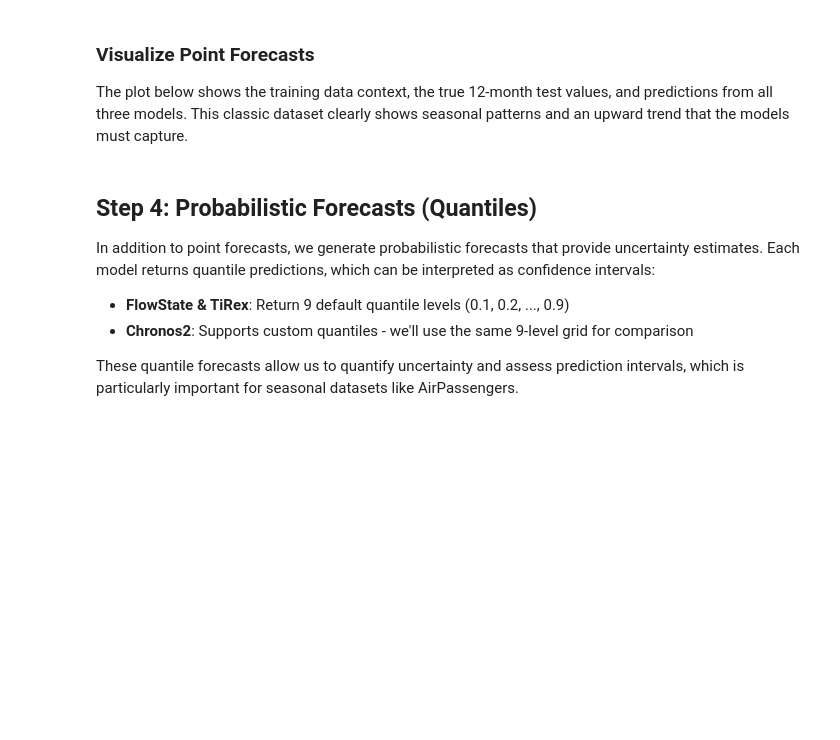
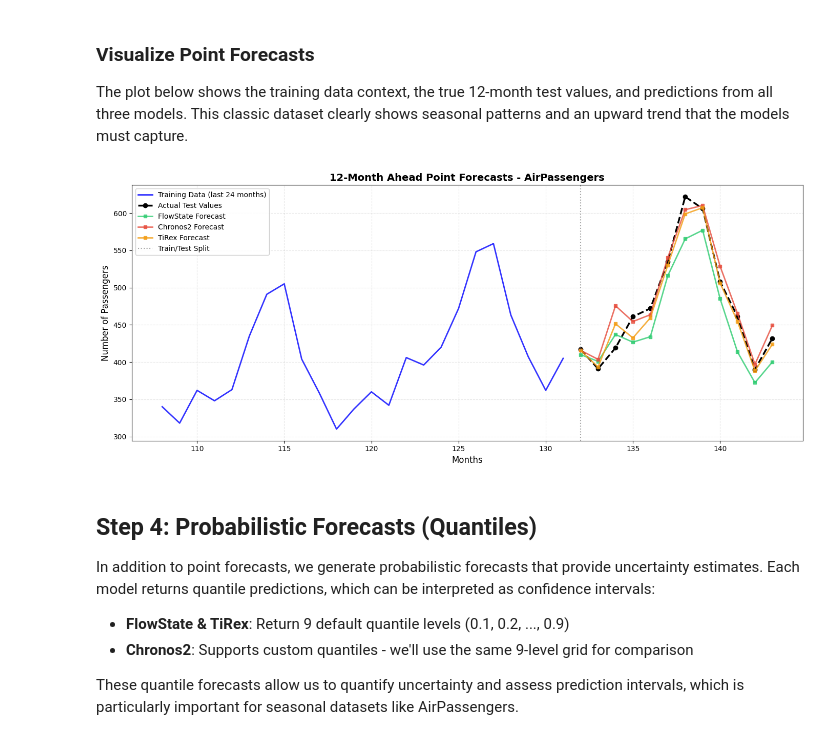
Before and after one commit to S-FM/faim-python-client, a Jupyter notebook: examples/airpassengers_dataset.ipynb, the cells around one changed output. Saved outputs shown, nothing was run; the diff lists cells and outputs as text; code cells hidden in the pictures; blank space fills up the shorter version.

```diff
--- a/examples/airpassengers_dataset.ipynb
+++ b/examples/airpassengers_dataset.ipynb
@@ -37,23 +37,23 @@ data = df["#Passengers"].values.astype(np.float32)
 horizon = 12
 
 # Split into train and test
-train_data = data[:-horizon]
+context_data = data[:-horizon]
 test_data = data[-horizon:]
 
 # Use only the last 2048 points for training (API constraint)
 max_sequence_length = 2048
-if len(train_data) > max_sequence_length:
-    train_data = train_data[-max_sequence_length:]
+if len(context_data) > max_sequence_length:
+    context_data = context_data[-max_sequence_length:]
 
 # Reshape to 3D format (batch_size=1, sequence_length, features=1)
-train_data_3d = train_data.reshape(1, -1, 1)
+context_data_3d = context_data.reshape(1, -1, 1)
 test_data_3d = test_data.reshape(1, -1, 1)
 
 print("AirPassengers Dataset Summary")
 print("=" * 60)
 print(f"Total data points: {len(data)}")
-print(f"Training data shape: {train_data_3d.shape} (last {len(train_data)} months)")
+print(f"Training data shape: {context_data_3d.shape} (last {len(context_data)} months)")
 print(f"Test data shape (12-month horizon): {test_data_3d.shape}")
 print("\nData summary:")
-print(f"  Train - Min: {train_data.min():.0f}, Max: {train_data.max():.0f}, Mean: {train_data.mean():.0f} passengers")
+print(f"  Train - Min: {context_data.min():.0f}, Max: {context_data.max():.0f}, Mean: {context_data.mean():.0f} passengers")
 print(f"  Test  - Min: {test_data.min():.0f}, Max: {test_data.max():.0f}, Mean: {test_data.mean():.0f} passengers")
@@ -77,15 +87,15 @@ We'll generate point forecasts from all three models: FlowState, Chronos2, and T
 print("Generating point forecasts from all models...")
 
 # FlowState
-flowstate_request = FlowStateForecastRequest(x=train_data_3d, horizon=horizon, output_type="point")
+flowstate_request = FlowStateForecastRequest(x=context_data_3d, horizon=horizon, output_type="point")
 flowstate_response = client.forecast(flowstate_request)
 
 # Chronos2
-chronos2_request = Chronos2ForecastRequest(x=train_data_3d, horizon=horizon, output_type="point")
+chronos2_request = Chronos2ForecastRequest(x=context_data_3d, horizon=horizon, output_type="point")
 chronos2_response = client.forecast(chronos2_request)
 
 # TiRex
-tirex_request = TiRexForecastRequest(x=train_data_3d, horizon=horizon, output_type="point")
+tirex_request = TiRexForecastRequest(x=context_data_3d, horizon=horizon, output_type="point")
 tirex_response = client.forecast(tirex_request)
 
 print("✓ Point forecasts generated successfully\n")
@@ -142,7 +152,7 @@ The plot below shows the training data context, the true 12-month test values, a
 fig, ax = plt.subplots(figsize=(14, 6))
 
 # Get actual training data length after truncation
-actual_train_size = train_data_3d.shape[1]
+actual_train_size = context_data_3d.shape[1]
 
 # Show last 24 months of training data for context
 context_window = 24
@@ -151,7 +161,7 @@ train_context_indices = np.arange(train_context_start, actual_train_size)
 
 ax.plot(
     train_context_indices,
-    train_data[train_context_start:],
+    context_data[train_context_start:],
     label="Training Data (last 24 months)",
     color="blue",
     linewidth=2,
@@ -168,33 +178,35 @@ ax.plot(
     linewidth=2.5,
     linestyle="--",
     marker="o",
     markersize=6,
 )
 
 # Plot model predictions
 colors = {"FlowState": "#2ecc71", "Chronos2": "#e74c3c", "TiRex": "#f39c12"}
 for model_name, pred in point_forecasts.items():
     ax.plot(
         test_indices,
         pred[0, :, 0],
         label=f"{model_name} Forecast",
         color=colors[model_name],
         linewidth=2,
         alpha=0.8,
         marker="s",
         markersize=5,
     )
 
 # Add separator line
 ax.axvline(x=actual_train_size, color="gray", linestyle=":", linewidth=1.5, alpha=0.7, label="Train/Test Split")
 
 ax.set_xlabel("Months", fontsize=12)
 ax.set_ylabel("Number of Passengers", fontsize=12)
 ax.set_title("12-Month Ahead Point Forecasts - AirPassengers", fontsize=14, fontweight="bold")
 ax.legend(loc="best", fontsize=10, framealpha=0.95)
 ax.grid(True, alpha=0.3, linestyle="--")
 plt.tight_layout()
 plt.show()
+# %% [output]
+[figure, added]
 # %% [markdown]
 ## Step 4: Probabilistic Forecasts (Quantiles)
 
```
Also changed, not shown: parts of 3 cells of this notebook, 2 other files.
